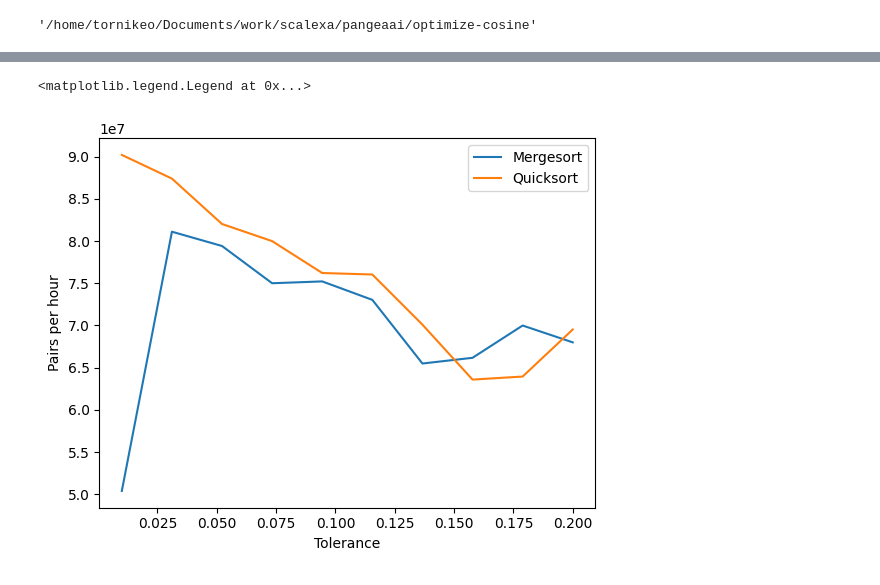
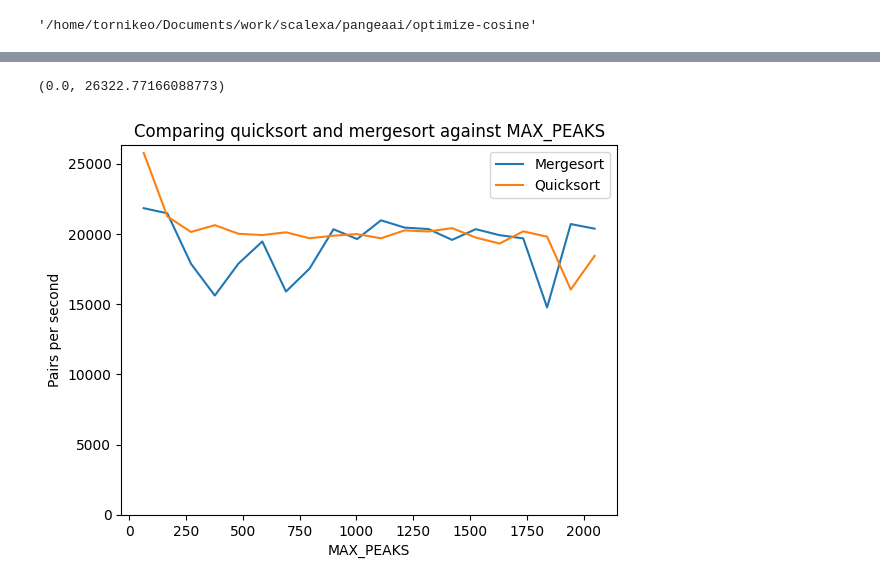
Before and after one commit to tornikeo/cosine-similarity, a Jupyter notebook: notebooks/performance_mergesort_quicksort.ipynb, the cells around one changed output, grey strips where cells are left out. Cells and saved outputs as stored; diff of their text form; code cells hidden in the pictures.

```diff
--- a/notebooks/performance_mergesort_quicksort.ipynb
+++ b/notebooks/performance_mergesort_quicksort.ipynb
@@ -50,8 +90,16 @@ shift: float = 0
 mz_power: float = 0
 int_power: float = 1
 
+# Use first sample_size * sample_size pairs for comparison only
+sample_size = 64
+
+# number of points on x-axis in plots
+x_num = 20
+
+# number of repeats for each experiment to get confidence interval
+
 # MAX NUMBER OF PEAKS
-MAX_PEAKS = 1024
+max_peaks = 1024
 
 # Data path
 reference_csv_file = Path("data/input/test_set_cosine.csv")
@@ -165,0 +234,26 @@ for tolerance in tqdm(tolerances):
+# %%
+from functools import lru_cache
+
+@lru_cache
+def get_references_and_queries(max_peaks):
+    def process_spectrum(spectrum: np.ndarray) -> np.ndarray:
+        # spectrum = select_by_mz(spectrum, mz_from=10.0, mz_to=1000.0)
+        # spectrum = normalize_intensities(spectrum)
+        # spectrum = select_by_relative_intensity(spectrum, intensity_from=0.001)
+        # spectrum = reduce_to_number_of_peaks(spectrum, n_max=1000)
+        spectrum = reduce_to_number_of_peaks(spectrum, n_max=max_peaks)
+        # spectrum = require_minimum_number_of_peaks(spectrum, n_required=5)
+        return spectrum
+
+    ref_spectra_df_path = Path(reference_csv_file)
+    ref_spectra_df = pd.read_csv(ref_spectra_df_path)
+    references = get_ref_spectra_from_df(ref_spectra_df,
+                                        spectrum_processor=process_spectrum,
+                                        limit=sample_size * 4,)
+
+    query_spectra_df_path = Path(query_csv_file)
+    query_spectra_df = pd.read_csv(query_spectra_df_path)
+    queries = get_ref_spectra_from_df(query_spectra_df,
+                                    spectrum_processor=process_spectrum,
+                                    limit=sample_size * 4,)
+    return references, queries
@@ -166,8 +313,11 @@ for tolerance in tqdm(tolerances):
 # %%
-plt.plot(tolerances, pairs_per_hr_mergesort, tolerances, pairs_per_hr_quicksort)
-plt.xlabel('Tolerance')
-plt.ylabel('Pairs per hour')
+plt.plot(all_max_peaks, pairs_per_sec_mergesort, all_max_peaks, pairs_per_sec_quicksort)
+plt.xlabel('MAX_PEAKS')
+plt.ylabel('Pairs per second')
 plt.legend(["Mergesort",'Quicksort'])
+plt.title("Comparing quicksort and mergesort against MAX_PEAKS")
+plt.legend(["Mergesort",'Quicksort'])
+plt.ylim(0, None)
 # %% [output]
-<matplotlib.legend.Legend at 0x...>
+(0.0, 26322.77166088773)
-[figure, old version]
+[figure, new version]
```
Also changed, not shown: parts of 11 cells of this notebook, 11 other files.
